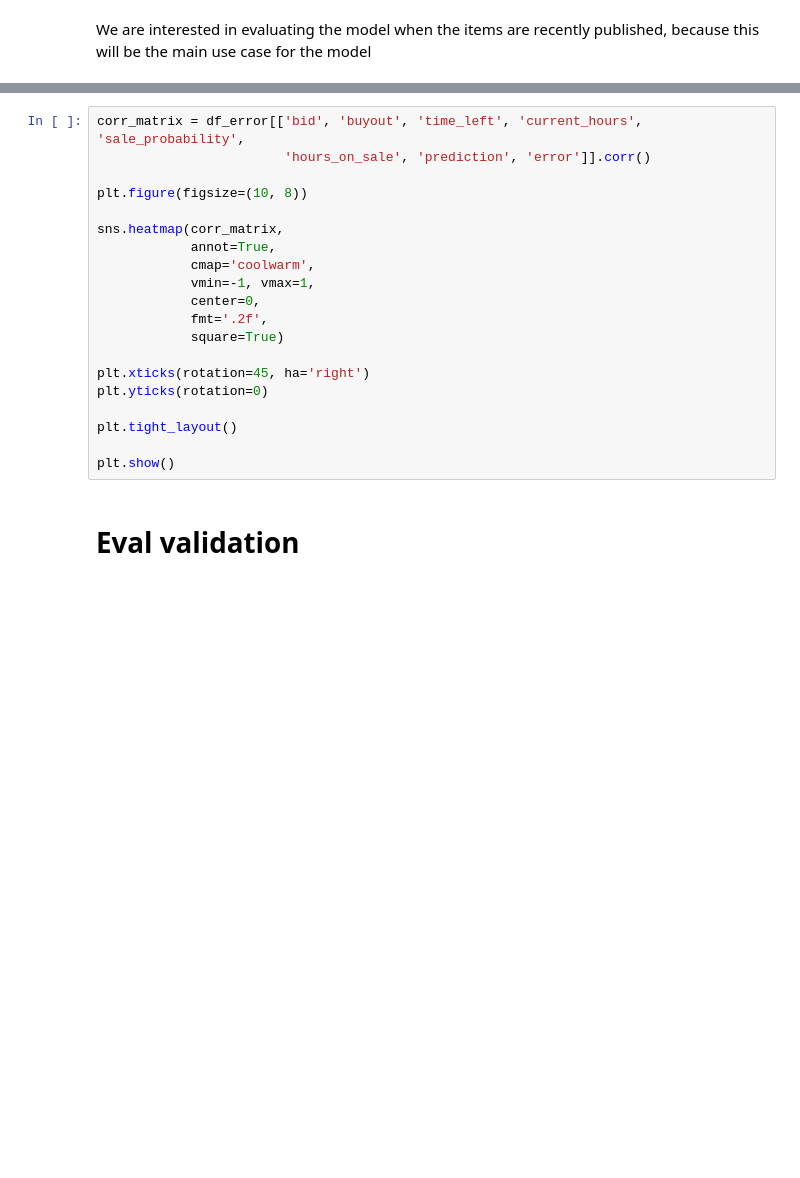
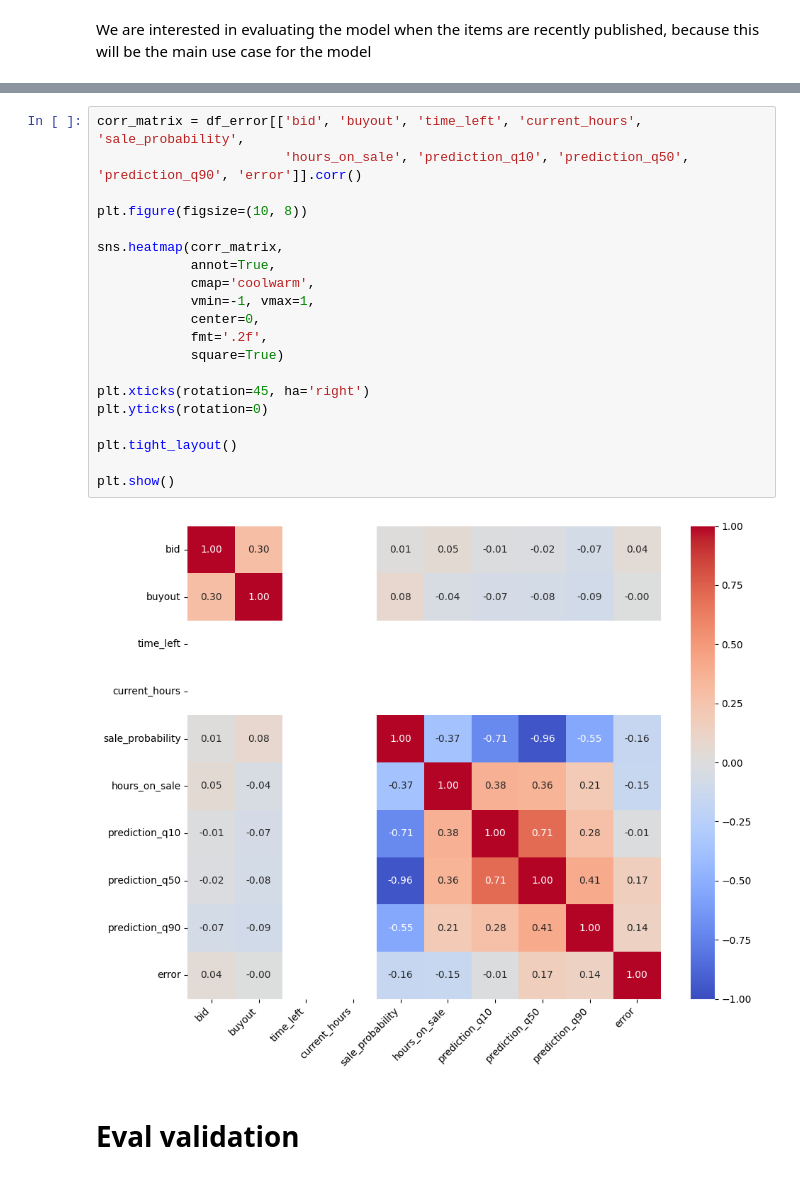
Before and after one commit to AngelUrq/auction_classic, a Jupyter notebook: notebooks/transformer_evaluation.ipynb, the cells around one changed output, grey strips where cells are left out. Cells and saved outputs as stored; diff of their text form; blank space fills up the shorter version.

```diff
--- a/notebooks/transformer_evaluation.ipynb
+++ b/notebooks/transformer_evaluation.ipynb
@@ -193,23 +308,25 @@ plt.show()
 # %%
 corr_matrix = df_error[['bid', 'buyout', 'time_left', 'current_hours', 'sale_probability',
-                        'hours_on_sale', 'prediction', 'error']].corr()
+                        'hours_on_sale', 'prediction_q10', 'prediction_q50', 'prediction_q90', 'error']].corr()
 
 plt.figure(figsize=(10, 8))
 
 sns.heatmap(corr_matrix,
             annot=True,
             cmap='coolwarm',
             vmin=-1, vmax=1,
             center=0,
             fmt='.2f',
             square=True)
 
 plt.xticks(rotation=45, ha='right')
 plt.yticks(rotation=0)
 
 plt.tight_layout()
 
 plt.show()
+# %% [output]
+[figure, added]
 # %% [markdown]
 # Eval validation
 # %%
```
Also changed, not shown: parts of 18 cells of this notebook, 5 other files.
